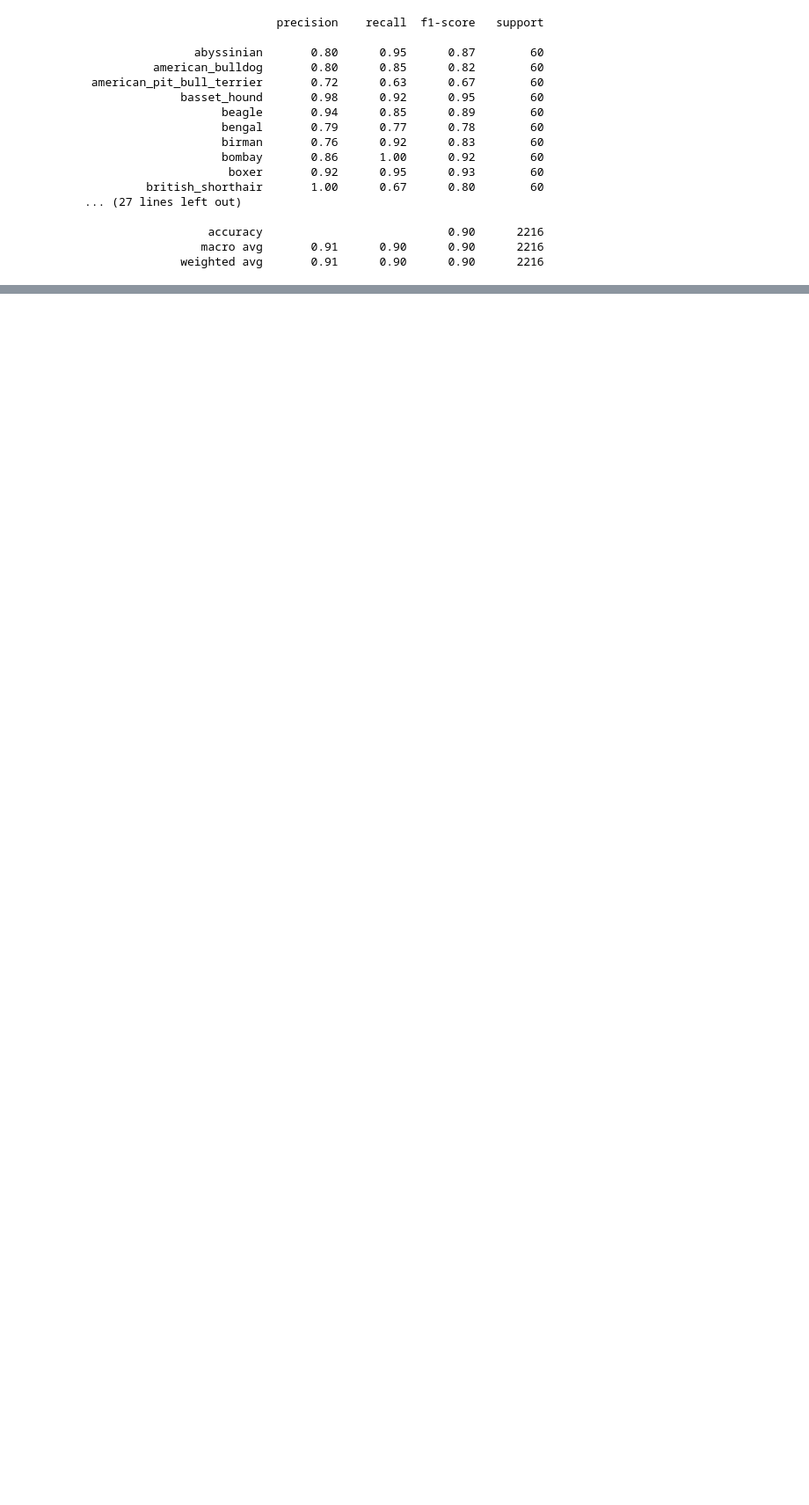
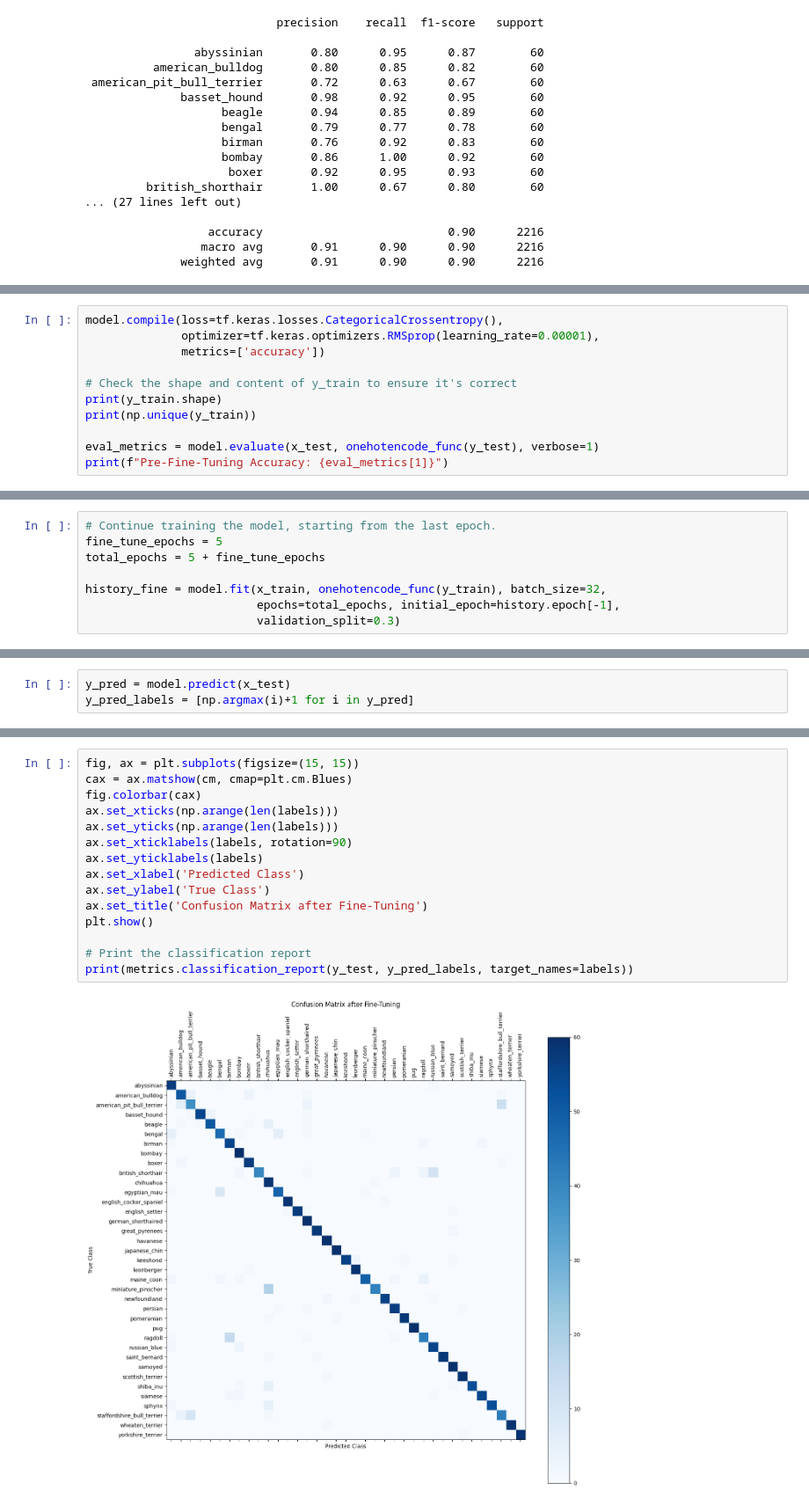
Before and after one commit to tracysharma/Cat-Dog-Breed-CNN-Classification-and-Pet-Food-Robot, a Jupyter notebook: CNN.ipynb, the cells around one changed output, grey strips where cells are left out. Shown: that part at 88% size. Saved outputs shown, nothing was run; the diff lists cells and outputs as text; blank space fills up the shorter version.

```diff
--- a/CNN.ipynb
+++ b/CNN.ipynb
@@ -356,0 +391,11 @@ print(metrics.classification_report(y_test, y_pred2, target_names=labels))
+# %%
+model.compile(loss=tf.keras.losses.CategoricalCrossentropy(),
+              optimizer=tf.keras.optimizers.RMSprop(learning_rate=0.00001),
+              metrics=['accuracy'])
+
+# Check the shape and content of y_train to ensure it's correct
+print(y_train.shape)
+print(np.unique(y_train))
+
+eval_metrics = model.evaluate(x_test, onehotencode_func(y_test), verbose=1)
+print(f"Pre-Fine-Tuning Accuracy: {eval_metrics[1]}")
@@ -356,0 +410,8 @@ print(metrics.classification_report(y_test, y_pred2, target_names=labels))
+# %%
+# Continue training the model, starting from the last epoch.
+fine_tune_epochs = 5
+total_epochs = 5 + fine_tune_epochs
+
+history_fine = model.fit(x_train, onehotencode_func(y_train), batch_size=32,
+                         epochs=total_epochs, initial_epoch=history.epoch[-1],
+                         validation_split=0.3)
@@ -356,0 +423,3 @@ print(metrics.classification_report(y_test, y_pred2, target_names=labels))
+# %%
+y_pred = model.predict(x_test)
+y_pred_labels = [np.argmax(i)+1 for i in y_pred]
@@ -356,0 +430,17 @@ print(metrics.classification_report(y_test, y_pred2, target_names=labels))
+# %%
+fig, ax = plt.subplots(figsize=(15, 15))
+cax = ax.matshow(cm, cmap=plt.cm.Blues)
+fig.colorbar(cax)
+ax.set_xticks(np.arange(len(labels)))
+ax.set_yticks(np.arange(len(labels)))
+ax.set_xticklabels(labels, rotation=90)
+ax.set_yticklabels(labels)
+ax.set_xlabel('Predicted Class')
+ax.set_ylabel('True Class')
+ax.set_title('Confusion Matrix after Fine-Tuning')
+plt.show()
+
+# Print the classification report
+print(metrics.classification_report(y_test, y_pred_labels, target_names=labels))
+# %% [output]
+[figure, added]
```
Also changed, not shown: parts of 12 cells of this notebook.
